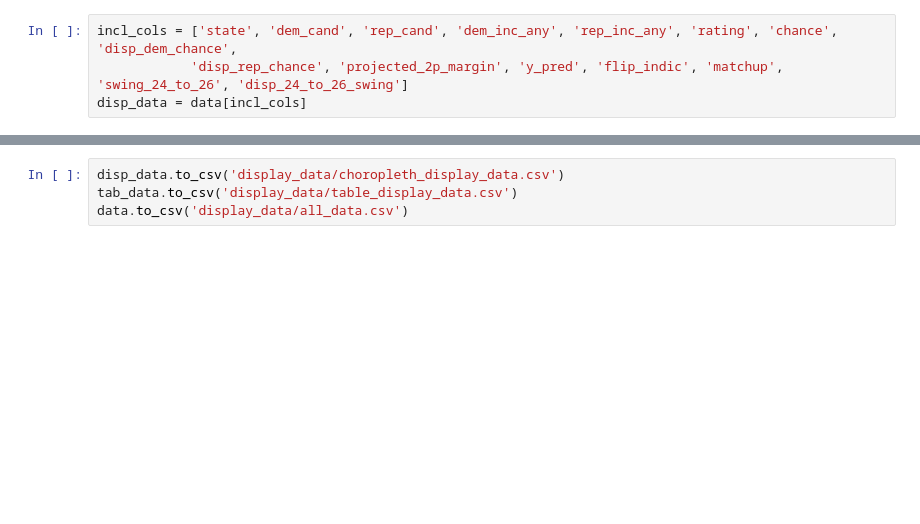
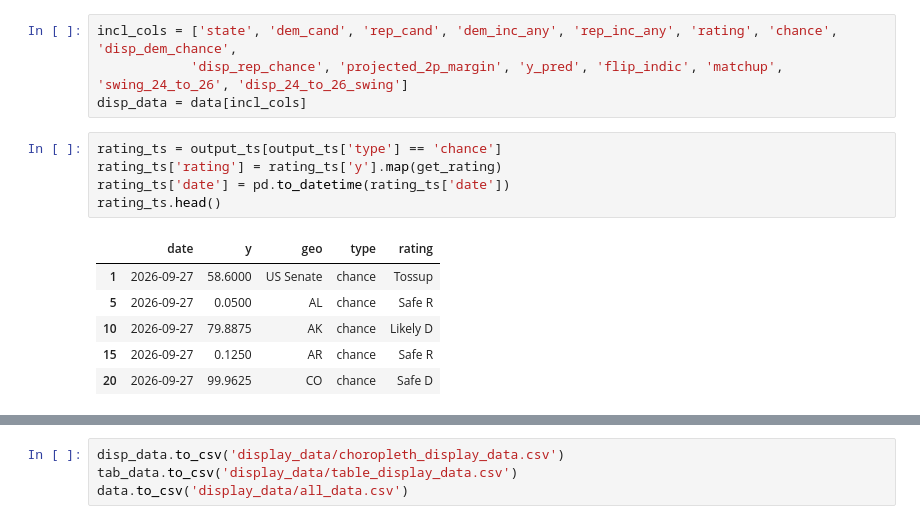
Before and after one commit to Hackquantumcpp/snoutcounter-midterms-2026-model, a Jupyter notebook: prediction/senate/05bS-postprocessing-py.ipynb, the cells around one changed output, grey strips where cells are left out. Drawn from its saved outputs; the diff is of its cells as text; blank space fills up the shorter version.

```diff
--- a/prediction/senate/05bS-postprocessing-py.ipynb
+++ b/prediction/senate/05bS-postprocessing-py.ipynb
@@ -392,3 +395,15 @@ summary_stats
 incl_cols = ['state', 'dem_cand', 'rep_cand', 'dem_inc_any', 'rep_inc_any', 'rating', 'chance', 'disp_dem_chance',
             'disp_rep_chance', 'projected_2p_margin', 'y_pred', 'flip_indic', 'matchup', 'swing_24_to_26', 'disp_24_to_26_swing']
 disp_data = data[incl_cols]
+# %%
+rating_ts = output_ts[output_ts['type'] == 'chance']
+rating_ts['rating'] = rating_ts['y'].map(get_rating)
+rating_ts['date'] = pd.to_datetime(rating_ts['date'])
+rating_ts.head()
+# %% [output]
+|  | date | y | geo | type | rating |
+| 1 | 2026-09-27 | 58.6000 | US Senate | chance | Tossup |
+| 5 | 2026-09-27 | 0.0500 | AL | chance | Safe R |
+| 10 | 2026-09-27 | 79.8875 | AK | chance | Likely D |
+| 15 | 2026-09-27 | 0.1250 | AR | chance | Safe R |
+| 20 | 2026-09-27 | 99.9625 | CO | chance | Safe D |
```
Also changed, not shown: parts of 10 cells of this notebook, 45 other files.
